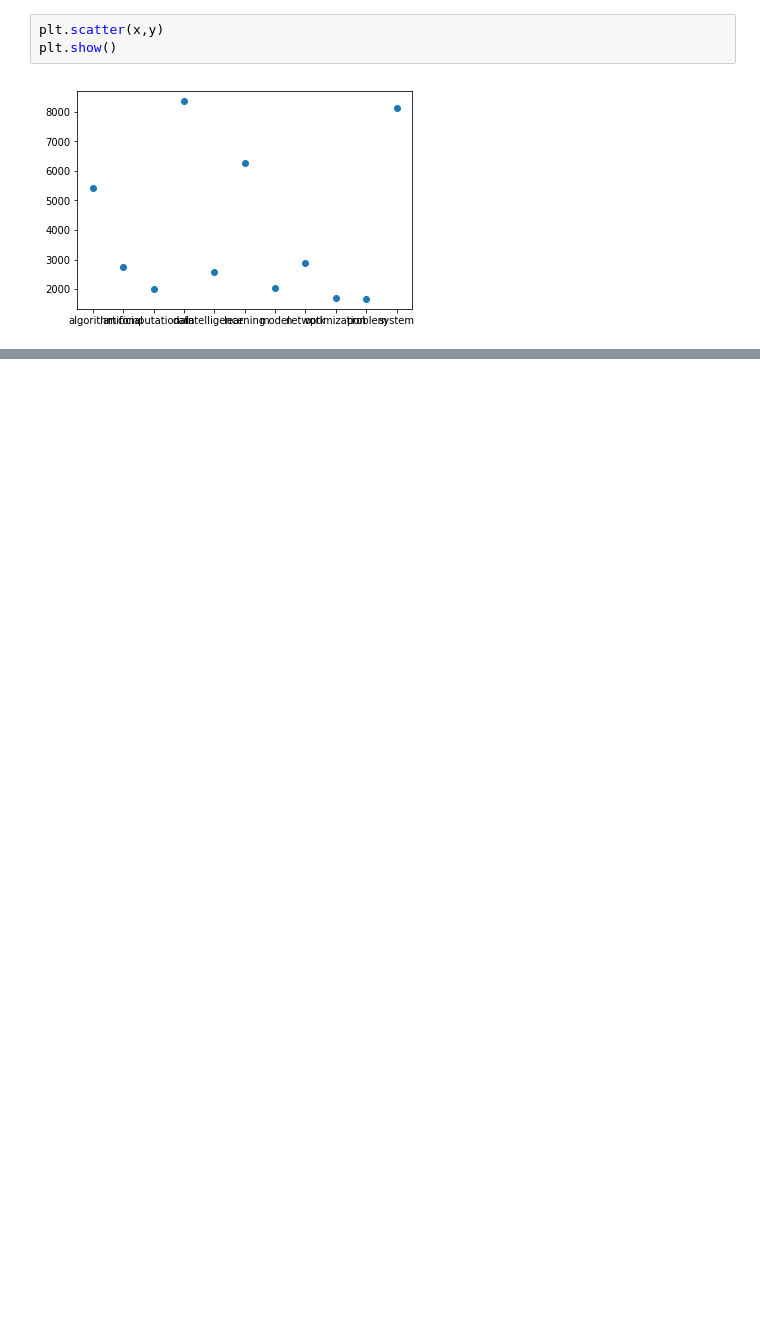
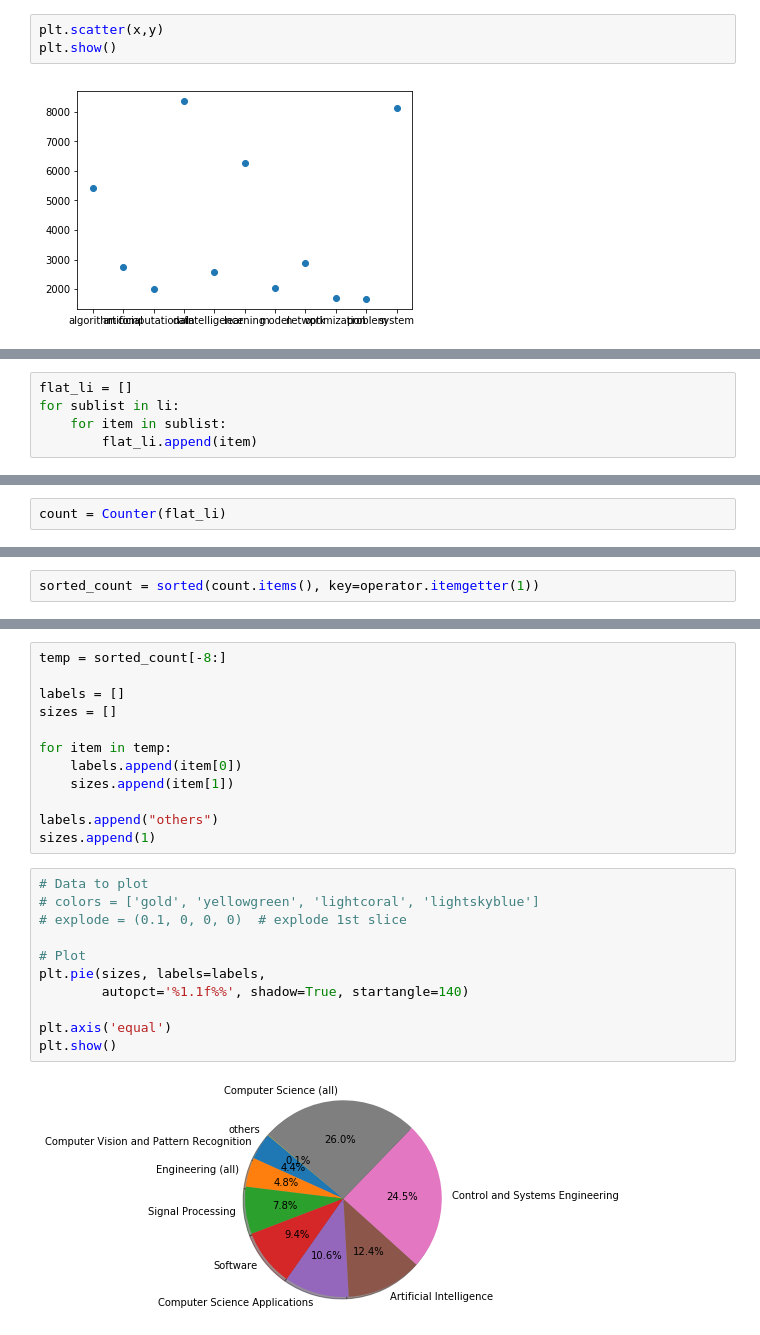
Before and after one commit to Ridhwanluthra/elsapy, a Jupyter notebook: keyword_analysis.ipynb, the cells around one changed output, grey strips where cells are left out. Drawn from its saved outputs; the diff is of its cells as text; blank space fills up the shorter version.

```diff
--- a/keyword_analysis.ipynb
+++ b/keyword_analysis.ipynb
@@ -172,0 +177,5 @@ plt.show()
+# %%
+flat_li = []
+for sublist in li:
+    for item in sublist:
+        flat_li.append(item)
@@ -172,0 +204,2 @@ plt.show()
+# %%
+count = Counter(flat_li)
@@ -172,0 +226,2 @@ plt.show()
+# %%
+sorted_count = sorted(count.items(), key=operator.itemgetter(1))
@@ -172,0 +248,25 @@ plt.show()
+# %%
+temp = sorted_count[-8:]
+
+labels = []
+sizes = []
+
+for item in temp:
+    labels.append(item[0])
+    sizes.append(item[1])
+
+labels.append("others")
+sizes.append(1)
+# %%
+# Data to plot
+# colors = ['gold', 'yellowgreen', 'lightcoral', 'lightskyblue']
+# explode = (0.1, 0, 0, 0)  # explode 1st slice
+
+# Plot
+plt.pie(sizes, labels=labels,
+        autopct='%1.1f%%', shadow=True, startangle=140)
+
+plt.axis('equal')
+plt.show()
+# %% [output]
+[figure, added]
```
Also changed, not shown: parts of 7 cells of this notebook.
